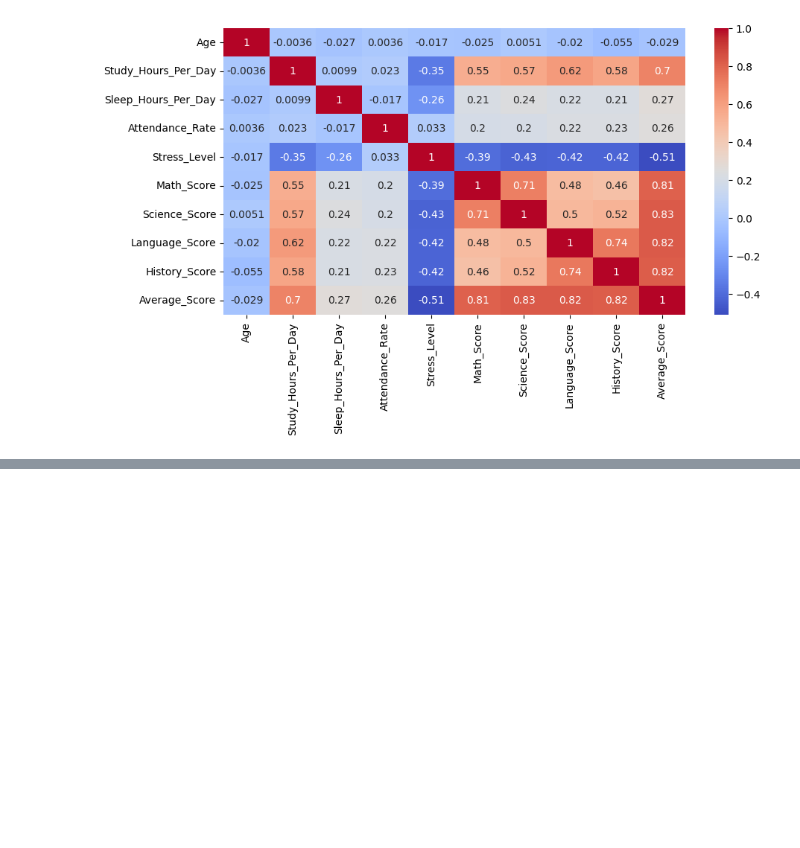
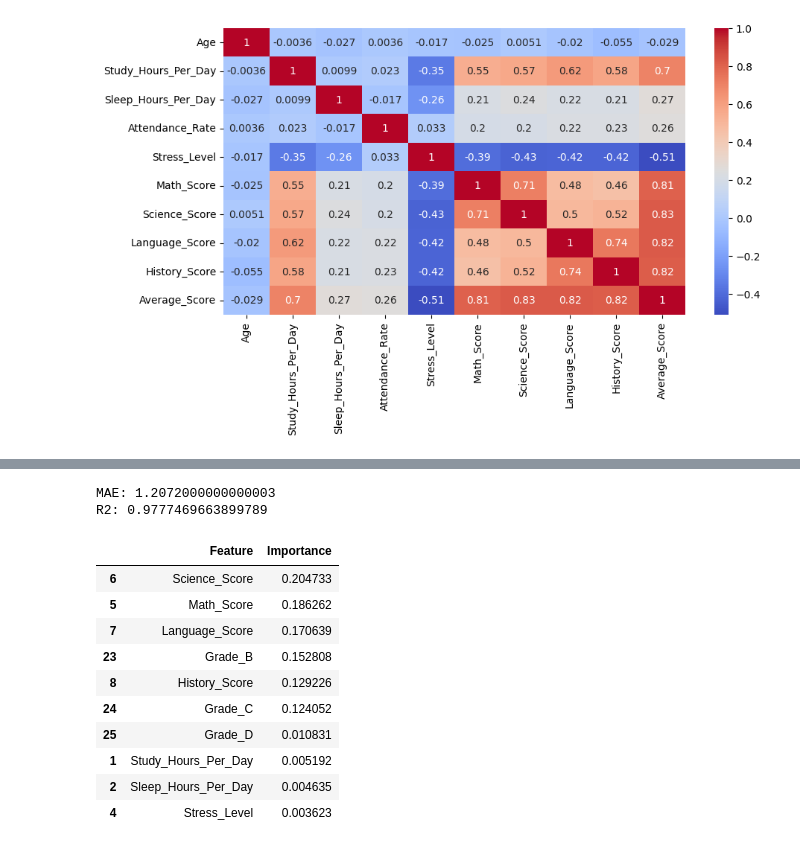
Before and after one commit to jrjoy1/Data_cleaning_practice, a Jupyter notebook: student.ipynb, the cells around one changed output, grey strips where cells are left out. Cells and saved outputs as stored; diff of their text form; code cells hidden in the pictures; blank space fills up the shorter version.

```diff
--- a/student.ipynb
+++ b/student.ipynb
@@ -112,0 +153,32 @@ plt.show()
+# %%
+from sklearn.metrics import mean_absolute_error, r2_score
+
+print("MAE:", mean_absolute_error(y_test,y_pred))
+print("R2:", r2_score(y_test,y_pred))
+# %% [output]
+MAE: 1.2072000000000003
+R2: 0.9777469663899789
+# %%
+import pandas as pd
+
+importance = pd.DataFrame({
+    "Feature": x.columns,
+    "Importance": model.feature_importances_
+})
+
+importance.sort_values(
+    by="Importance",
+    ascending=False
+).head(10)
+# %% [output]
+|  | Feature | Importance |
+| 6 | Science_Score | 0.204733 |
+| 5 | Math_Score | 0.186262 |
+| 7 | Language_Score | 0.170639 |
+| 23 | Grade_B | 0.152808 |
+| 8 | History_Score | 0.129226 |
+| 24 | Grade_C | 0.124052 |
+| 25 | Grade_D | 0.010831 |
+| 1 | Study_Hours_Per_Day | 0.005192 |
+| 2 | Sleep_Hours_Per_Day | 0.004635 |
+| 4 | Stress_Level | 0.003623 |
```
Also changed, not shown: parts of 8 cells of this notebook.
